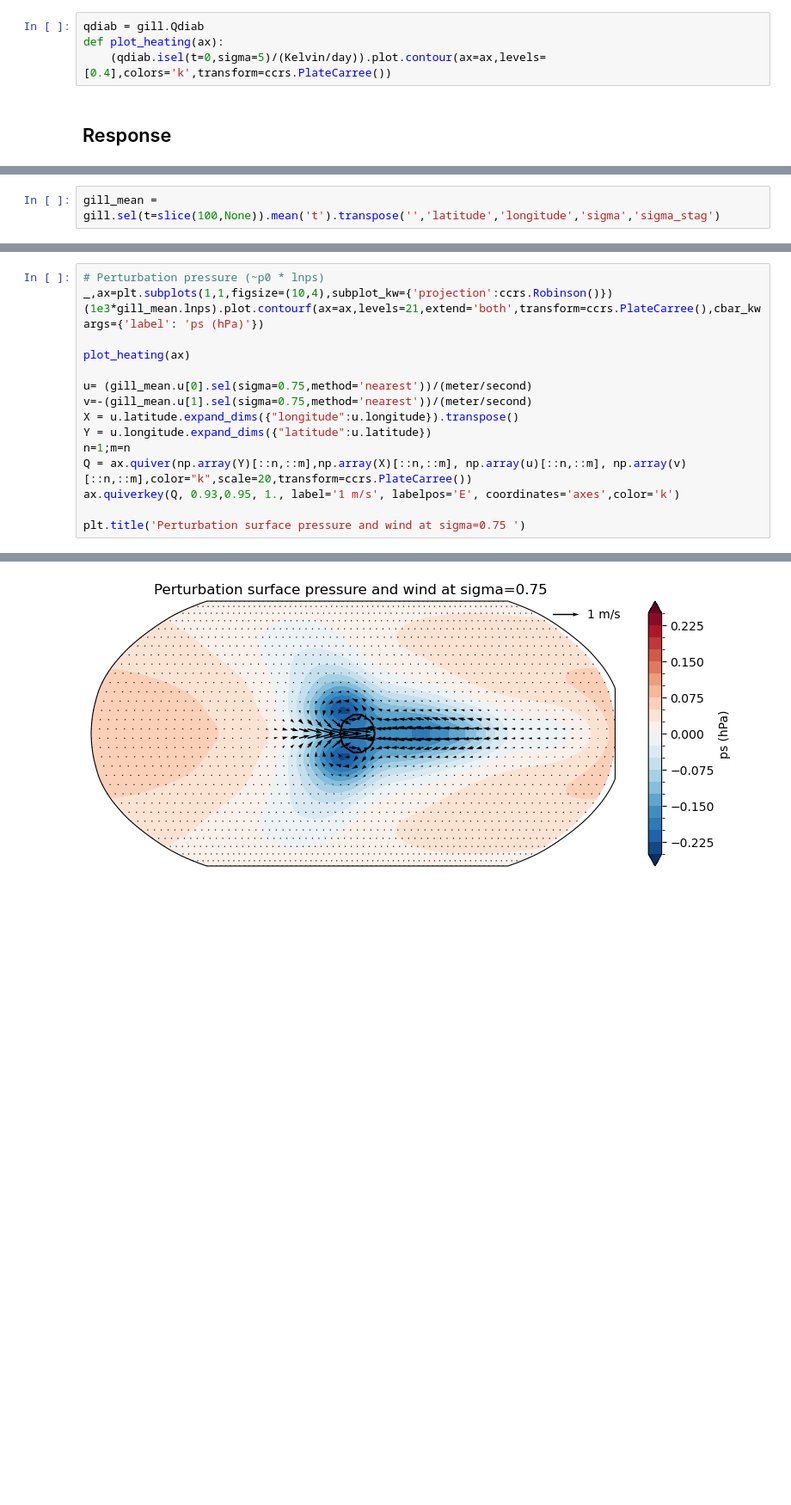
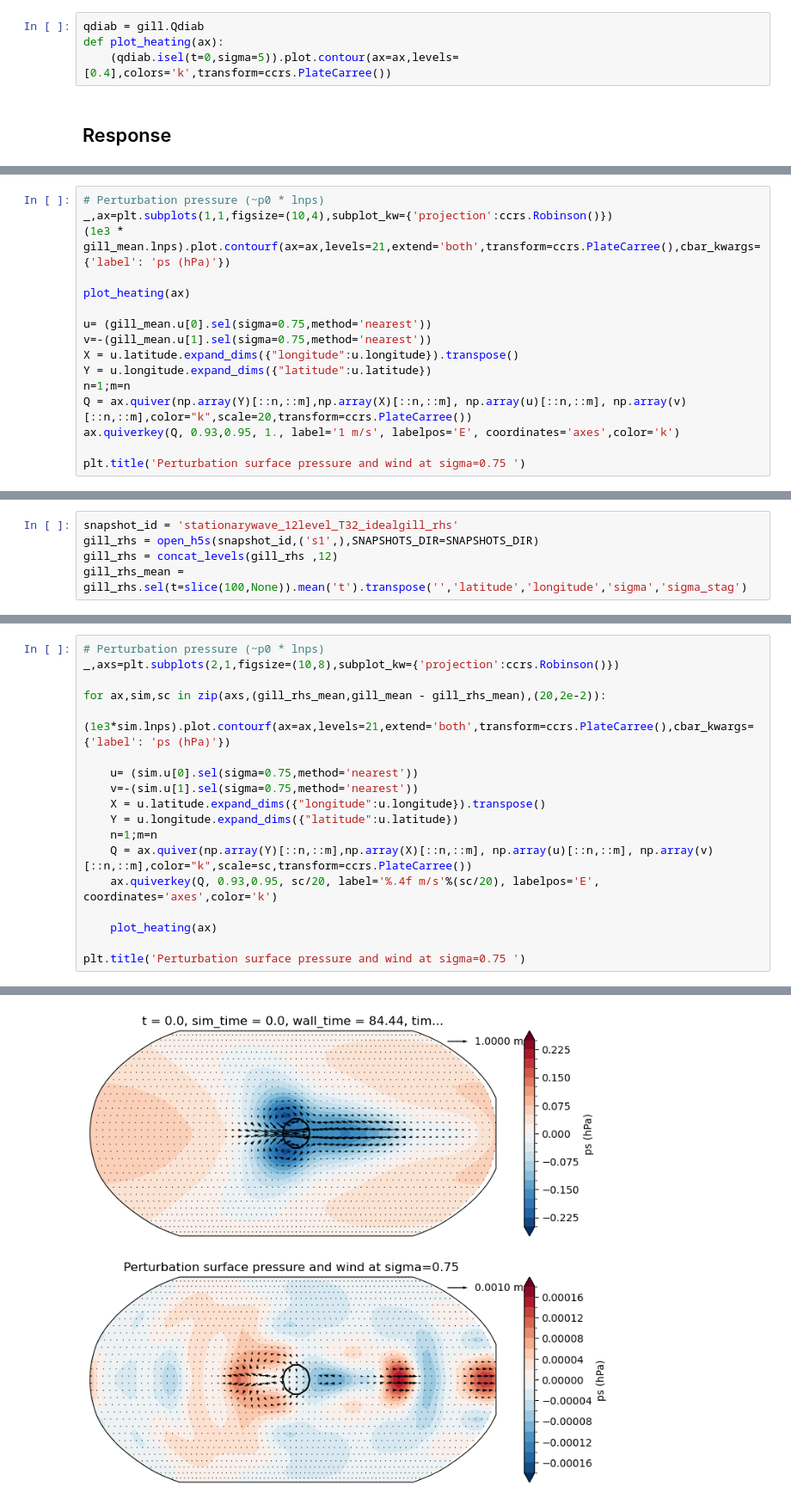
Before and after one commit to qnicolas/stationaryWave, a Jupyter notebook: twelveLevel.ipynb, the cells around one changed output, grey strips where cells are left out. Shown at 86% size. Saved outputs shown, nothing was run; the diff lists cells and outputs as text; blank space fills up the shorter version.

```diff
--- a/twelveLevel.ipynb
+++ b/twelveLevel.ipynb
@@ -57,7 +47,7 @@ Text(0.5, 1.0, 'Heating at mid levels (K/day)')
 # %%
 qdiab = gill.Qdiab
 def plot_heating(ax):
-    (qdiab.isel(t=0,sigma=5)/(Kelvin/day)).plot.contour(ax=ax,levels=[0.4],colors='k',transform=ccrs.PlateCarree())
+    (qdiab.isel(t=0,sigma=5)).plot.contour(ax=ax,levels=[0.4],colors='k',transform=ccrs.PlateCarree())
 # %% [markdown]
 ## Response
 # %%
@@ -68,0 +73,16 @@ def plot_heating(ax):
+# %%
+# Perturbation pressure (~p0 * lnps)
+_,ax=plt.subplots(1,1,figsize=(10,4),subplot_kw={'projection':ccrs.Robinson()})
+(1e3 * gill_mean.lnps).plot.contourf(ax=ax,levels=21,extend='both',transform=ccrs.PlateCarree(),cbar_kwargs={'label': 'ps (hPa)'})
+
+plot_heating(ax)
+
+u= (gill_mean.u[0].sel(sigma=0.75,method='nearest'))
+v=-(gill_mean.u[1].sel(sigma=0.75,method='nearest'))
+X = u.latitude.expand_dims({"longitude":u.longitude}).transpose()
+Y = u.longitude.expand_dims({"latitude":u.latitude})
+n=1;m=n
+Q = ax.quiver(np.array(Y)[::n,::m],np.array(X)[::n,::m], np.array(u)[::n,::m], np.array(v)[::n,::m],color="k",scale=20,transform=ccrs.PlateCarree())
+ax.quiverkey(Q, 0.93,0.95, 1., label='1 m/s', labelpos='E', coordinates='axes',color='k')
+
+plt.title('Perturbation surface pressure and wind at sigma=0.75 ')
@@ -69,2 +112,5 @@ def plot_heating(ax):
 # %%
-gill_mean = gill.sel(t=slice(100,None)).mean('t').transpose('','latitude','longitude','sigma','sigma_stag')
+snapshot_id = 'stationarywave_12level_T32_idealgill_rhs'
+gill_rhs = open_h5s(snapshot_id,('s1',),SNAPSHOTS_DIR=SNAPSHOTS_DIR)
+gill_rhs = concat_levels(gill_rhs ,12)
+gill_rhs_mean = gill_rhs.sel(t=slice(100,None)).mean('t').transpose('','latitude','longitude','sigma','sigma_stag')
@@ -80,19 +117,21 @@ Text(0.5, 1.0, 'Perturbation vorticity at sigma=0.25 (s^-1)')
 # %%
 # Perturbation pressure (~p0 * lnps)
-_,ax=plt.subplots(1,1,figsize=(10,4),subplot_kw={'projection':ccrs.Robinson()})
-(1e3*gill_mean.lnps).plot.contourf(ax=ax,levels=21,extend='both',transform=ccrs.PlateCarree(),cbar_kwargs={'label': 'ps (hPa)'})
+_,axs=plt.subplots(2,1,figsize=(10,8),subplot_kw={'projection':ccrs.Robinson()})
 
-plot_heating(ax)
+for ax,sim,sc in zip(axs,(gill_rhs_mean,gill_mean - gill_rhs_mean),(20,2e-2)):
+    (1e3*sim.lnps).plot.contourf(ax=ax,levels=21,extend='both',transform=ccrs.PlateCarree(),cbar_kwargs={'label': 'ps (hPa)'})
 
-u= (gill_mean.u[0].sel(sigma=0.75,method='nearest'))/(meter/second)
-v=-(gill_mean.u[1].sel(sigma=0.75,method='nearest'))/(meter/second)
-X = u.latitude.expand_dims({"longitude":u.longitude}).transpose()
-Y = u.longitude.expand_dims({"latitude":u.latitude})
-n=1;m=n
-Q = ax.quiver(np.array(Y)[::n,::m],np.array(X)[::n,::m], np.array(u)[::n,::m], np.array(v)[::n,::m],color="k",scale=20,transform=ccrs.PlateCarree())
-ax.quiverkey(Q, 0.93,0.95, 1., label='1 m/s', labelpos='E', coordinates='axes',color='k')
+    u= (sim.u[0].sel(sigma=0.75,method='nearest'))
+    v=-(sim.u[1].sel(sigma=0.75,method='nearest'))
+    X = u.latitude.expand_dims({"longitude":u.longitude}).transpose()
+    Y = u.longitude.expand_dims({"latitude":u.latitude})
+    n=1;m=n
+    Q = ax.quiver(np.array(Y)[::n,::m],np.array(X)[::n,::m], np.array(u)[::n,::m], np.array(v)[::n,::m],color="k",scale=sc,transform=ccrs.PlateCarree())
+    ax.quiverkey(Q, 0.93,0.95, sc/20, label='%.4f m/s'%(sc/20), labelpos='E', coordinates='axes',color='k')
+
+    plot_heating(ax)
 
 plt.title('Perturbation surface pressure and wind at sigma=0.75 ')
 # %% [output]
 Text(0.5, 1.0, 'Perturbation surface pressure and wind at sigma=0.75 ')
-[figure, old version]
+[figure, new version]
```
Also changed, not shown: parts of 16 cells of this notebook, 2 other files.
